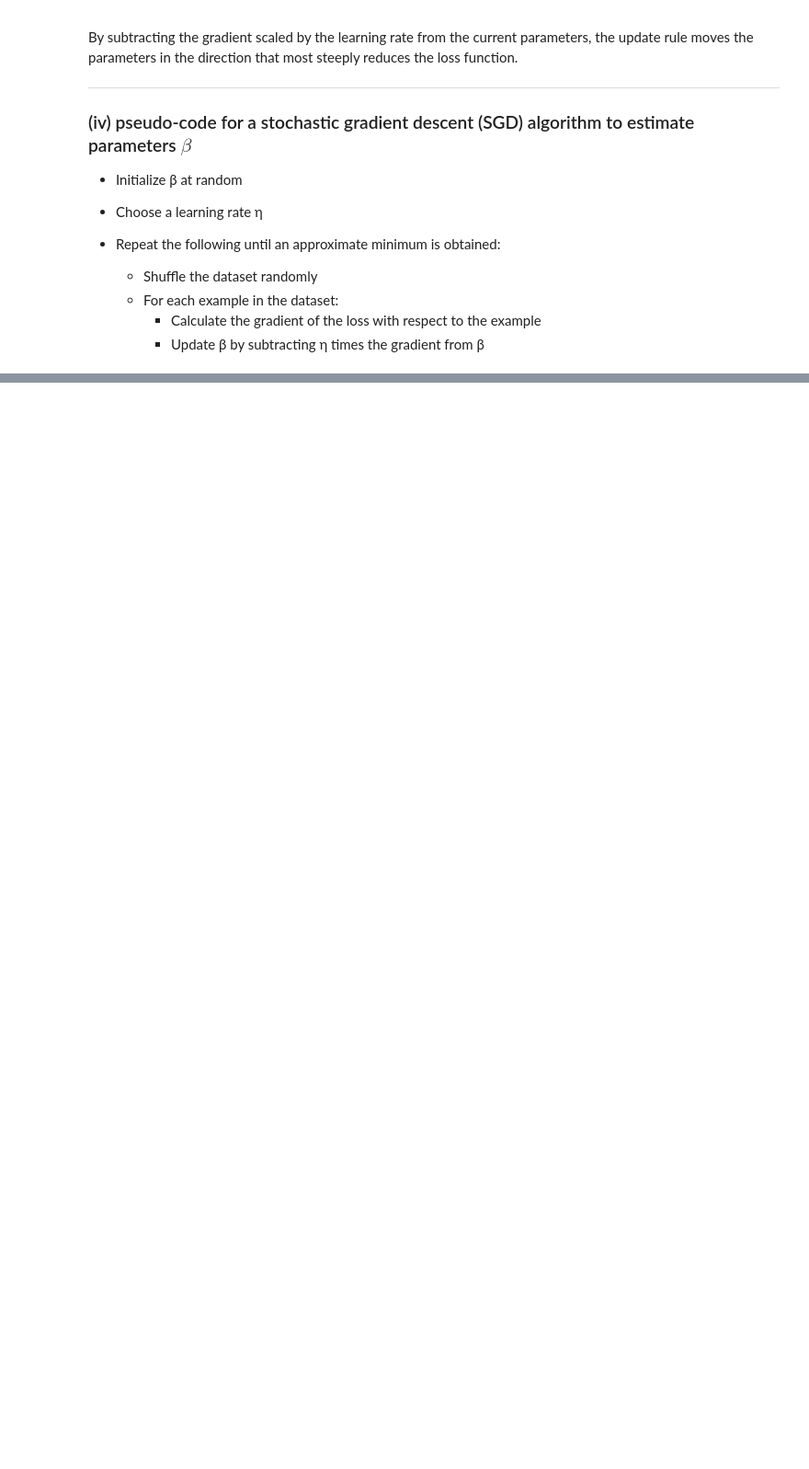
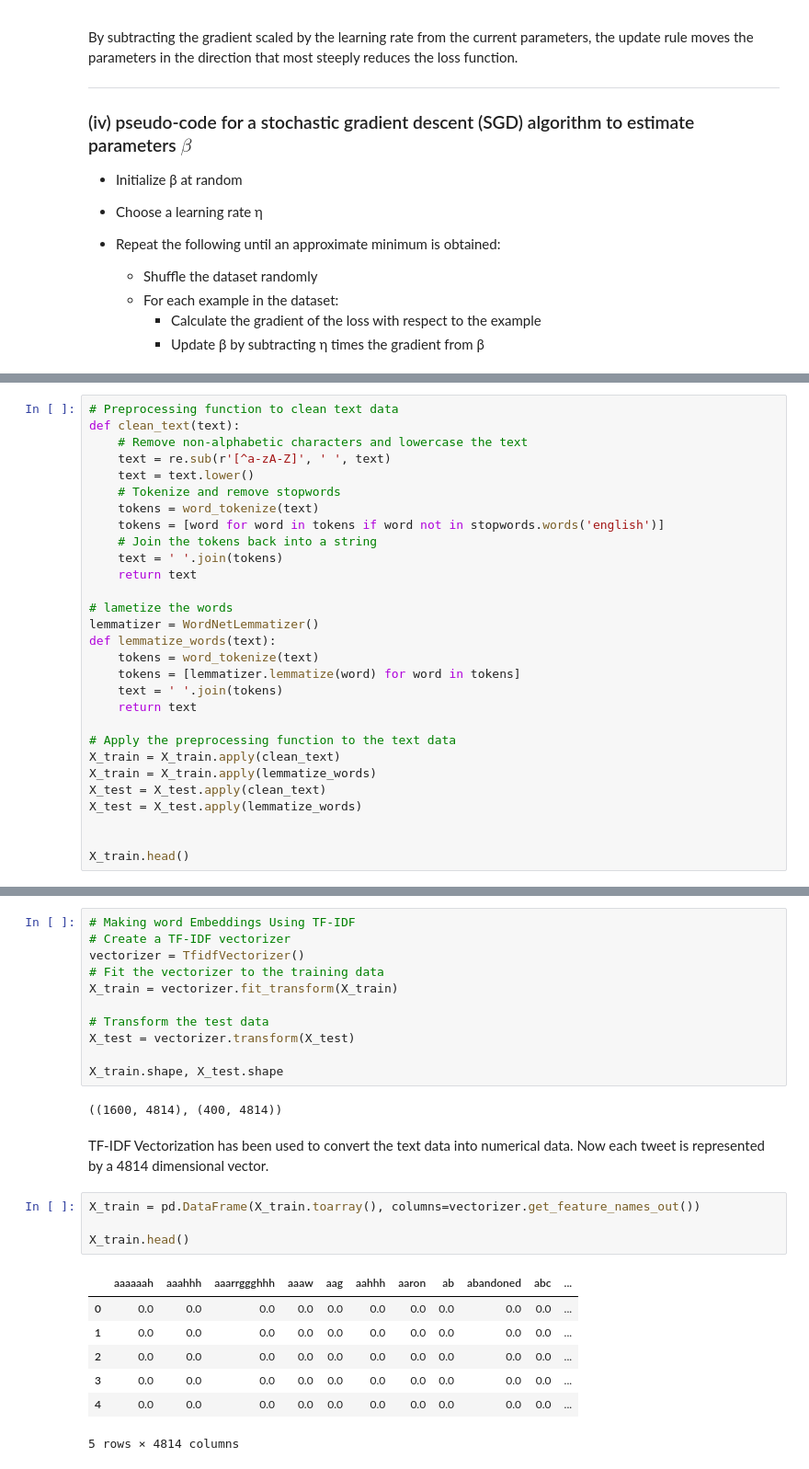
Before and after one commit to krishangupta33/Optimization-for-Data-Science, a Jupyter notebook: HW4/HW4.ipynb, the cells around one changed output, grey strips where cells are left out. Shown at 92% size. Drawn from its saved outputs; the diff is of its cells as text; blank space fills up the shorter version.

```diff
--- a/HW4/HW4.ipynb
+++ b/HW4/HW4.ipynb
@@ -73,0 +206,29 @@ By subtracting the gradient scaled by the learning rate from the current paramet
+# %%
+# Preprocessing function to clean text data
+def clean_text(text):
+    # Remove non-alphabetic characters and lowercase the text
+    text = re.sub(r'[^a-zA-Z]', ' ', text)
+    text = text.lower()
+    # Tokenize and remove stopwords
+    tokens = word_tokenize(text)
+    tokens = [word for word in tokens if word not in stopwords.words('english')]
+    # Join the tokens back into a string
+    text = ' '.join(tokens)
+    return text
+
+# lametize the words
+lemmatizer = WordNetLemmatizer()
+def lemmatize_words(text):
+    tokens = word_tokenize(text)
+    tokens = [lemmatizer.lemmatize(word) for word in tokens]
+    text = ' '.join(tokens)
+    return text
+
+# Apply the preprocessing function to the text data
+X_train = X_train.apply(clean_text)
+X_train = X_train.apply(lemmatize_words)
+X_test = X_test.apply(clean_text)
+X_test = X_test.apply(lemmatize_words)
+
+
+X_train.head()
@@ -73,0 +246,27 @@ By subtracting the gradient scaled by the learning rate from the current paramet
+# %%
+# Making word Embeddings Using TF-IDF
+# Create a TF-IDF vectorizer
+vectorizer = TfidfVectorizer()
+# Fit the vectorizer to the training data
+X_train = vectorizer.fit_transform(X_train)
+
+# Transform the test data
+X_test = vectorizer.transform(X_test)
+
+X_train.shape, X_test.shape
+# %% [output]
+((1600, 4814), (400, 4814))
+# %% [markdown]
+TF-IDF Vectorization has been used to convert the text data into numerical data. Now each tweet is represented by a 4814 dimensional vector.
+# %%
+X_train = pd.DataFrame(X_train.toarray(), columns=vectorizer.get_feature_names_out())
+
+X_train.head()
+# %% [output]
+|  | aaaaaah | aaahhh | aaarrggghhh | aaaw | aag | aahhh | aaron | ab | abandoned | abc | ... |
+| 0 | 0.0 | 0.0 | 0.0 | 0.0 | 0.0 | 0.0 | 0.0 | 0.0 | 0.0 | 0.0 | ... |
+| 1 | 0.0 | 0.0 | 0.0 | 0.0 | 0.0 | 0.0 | 0.0 | 0.0 | 0.0 | 0.0 | ... |
+| 2 | 0.0 | 0.0 | 0.0 | 0.0 | 0.0 | 0.0 | 0.0 | 0.0 | 0.0 | 0.0 | ... |
+| 3 | 0.0 | 0.0 | 0.0 | 0.0 | 0.0 | 0.0 | 0.0 | 0.0 | 0.0 | 0.0 | ... |
+| 4 | 0.0 | 0.0 | 0.0 | 0.0 | 0.0 | 0.0 | 0.0 | 0.0 | 0.0 | 0.0 | ... |
+5 rows × 4814 columns
```
Also changed, not shown: parts of 24 cells of this notebook, 3 other files.
